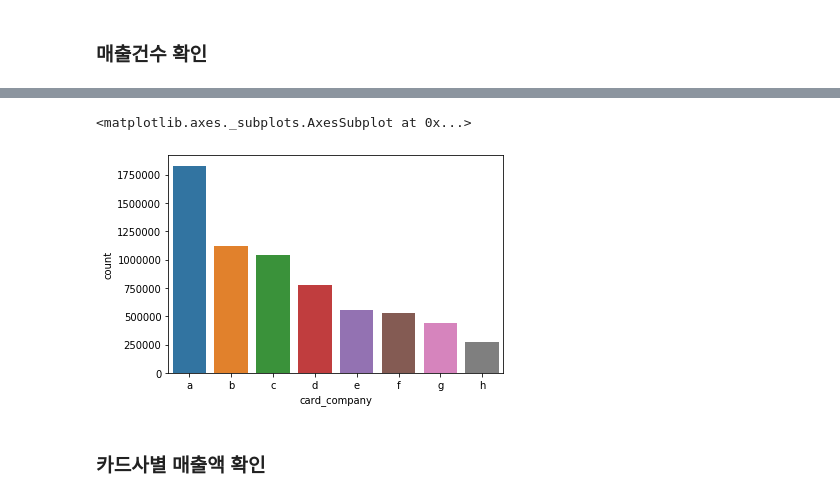
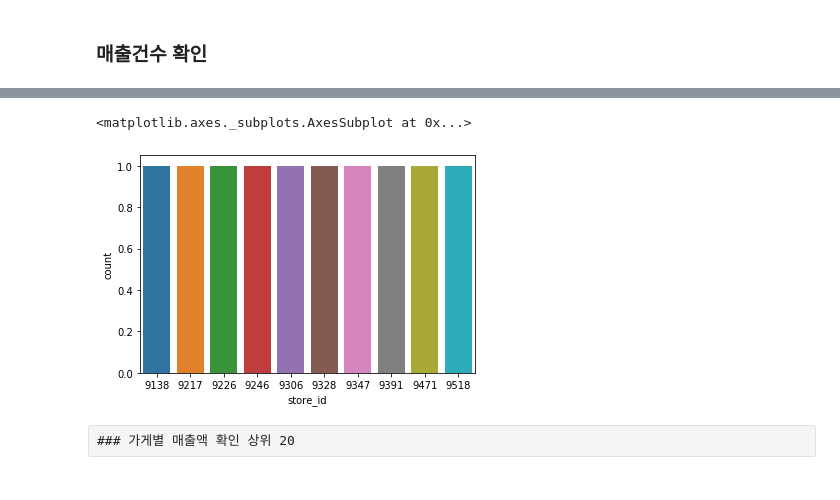
Before and after one commit to ahnjehoon/dacon_funda, a Jupyter notebook: EDA.ipynb, the cells around one changed output, grey strips where cells are left out. Cells and saved outputs as stored; diff of their text form; code cells hidden in the pictures.

```diff
--- a/EDA.ipynb
+++ b/EDA.ipynb
@@ -242,9 +298,8 @@ Name: type_of_business, Length: 146, dtype: object
 # %%
-sns.countplot(df_train['card_company']
-              , order = df_train['card_company'].value_counts().index)
+sns.countplot(df_train['store_id'].value_counts()[0:10])
 # %% [output]
 <matplotlib.axes._subplots.AxesSubplot at 0x...>
-[figure, old version]
+[figure, new version]
-# %% [markdown]
-### 카드사별 매출액 확인
+# %% [raw]
+### 가게별 매출액 확인 상위 20
 # %%
```
Also changed, not shown: parts of 27 cells of this notebook.
